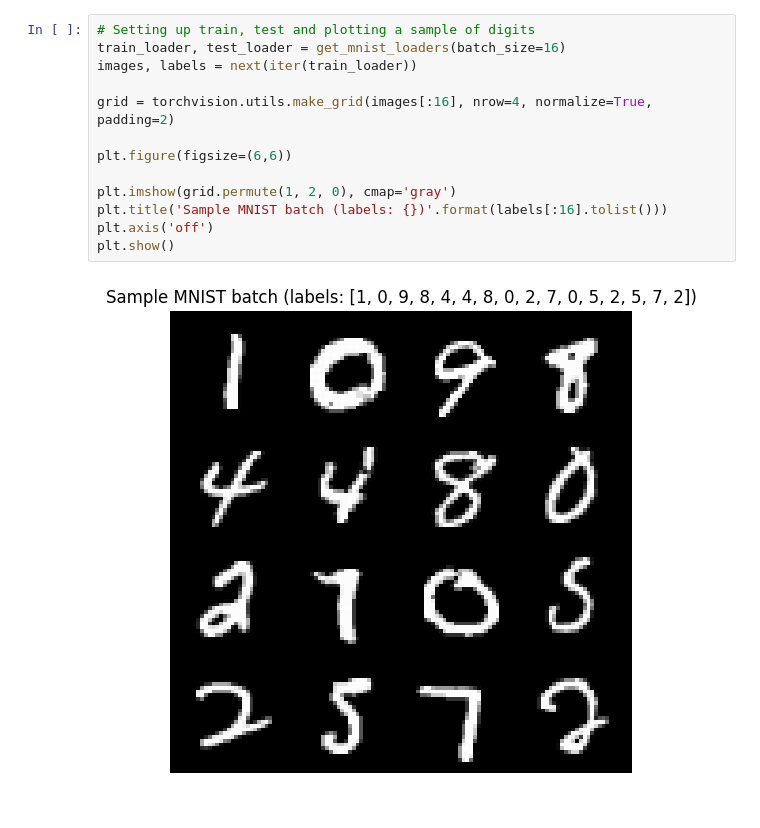
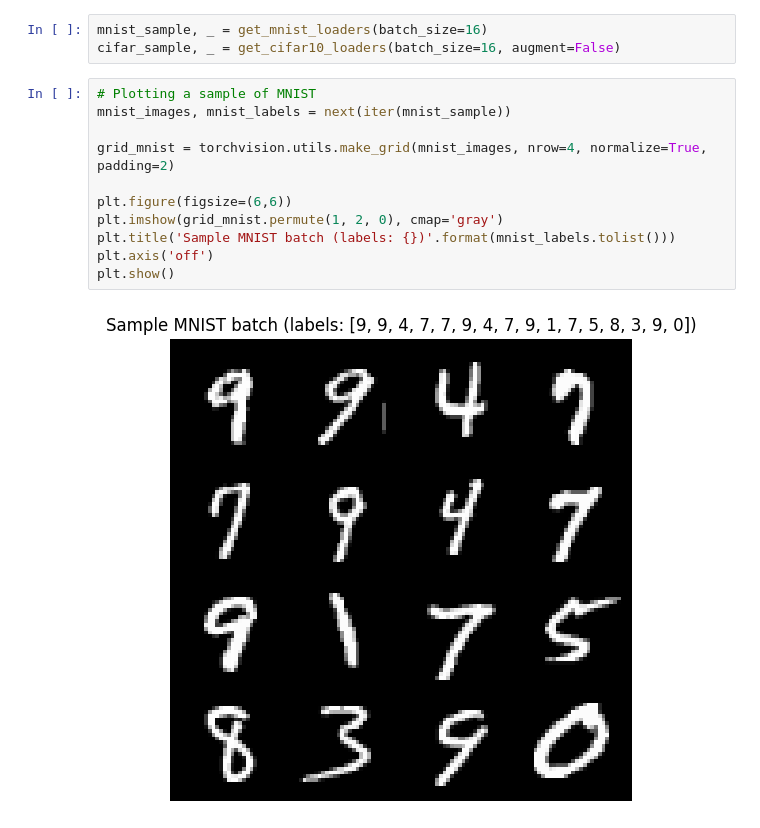
Before and after one commit to IgorSuvalov/PyTorch-Demo, a Jupyter notebook: notebooks/demo.ipynb, the cells around one changed output. Saved outputs shown, nothing was run; the diff lists cells and outputs as text.

```diff
--- a/notebooks/demo.ipynb
+++ b/notebooks/demo.ipynb
@@ -9,15 +17,16 @@ from torchinfo import summary
+# %%
+mnist_sample, _ = get_mnist_loaders(batch_size=16)
+cifar_sample, _ = get_cifar10_loaders(batch_size=16, augment=False)
 # %%
-# Setting up train, test and plotting a sample of digits
-train_loader, test_loader = get_mnist_loaders(batch_size=16)
-images, labels = next(iter(train_loader))
+# Plotting a sample of MNIST
+mnist_images, mnist_labels = next(iter(mnist_sample))
 
-grid = torchvision.utils.make_grid(images[:16], nrow=4, normalize=True, padding=2)
+grid_mnist = torchvision.utils.make_grid(mnist_images, nrow=4, normalize=True, padding=2)
 
 plt.figure(figsize=(6,6))
-
-plt.imshow(grid.permute(1, 2, 0), cmap='gray')
-plt.title('Sample MNIST batch (labels: {})'.format(labels[:16].tolist()))
+plt.imshow(grid_mnist.permute(1, 2, 0), cmap='gray')
+plt.title('Sample MNIST batch (labels: {})'.format(mnist_labels.tolist()))
 plt.axis('off')
 plt.show()
 # %% [output]
-[figure, old version]
+[figure, new version]
```
Also changed, not shown: parts of 9 cells of this notebook, 9 other files.
